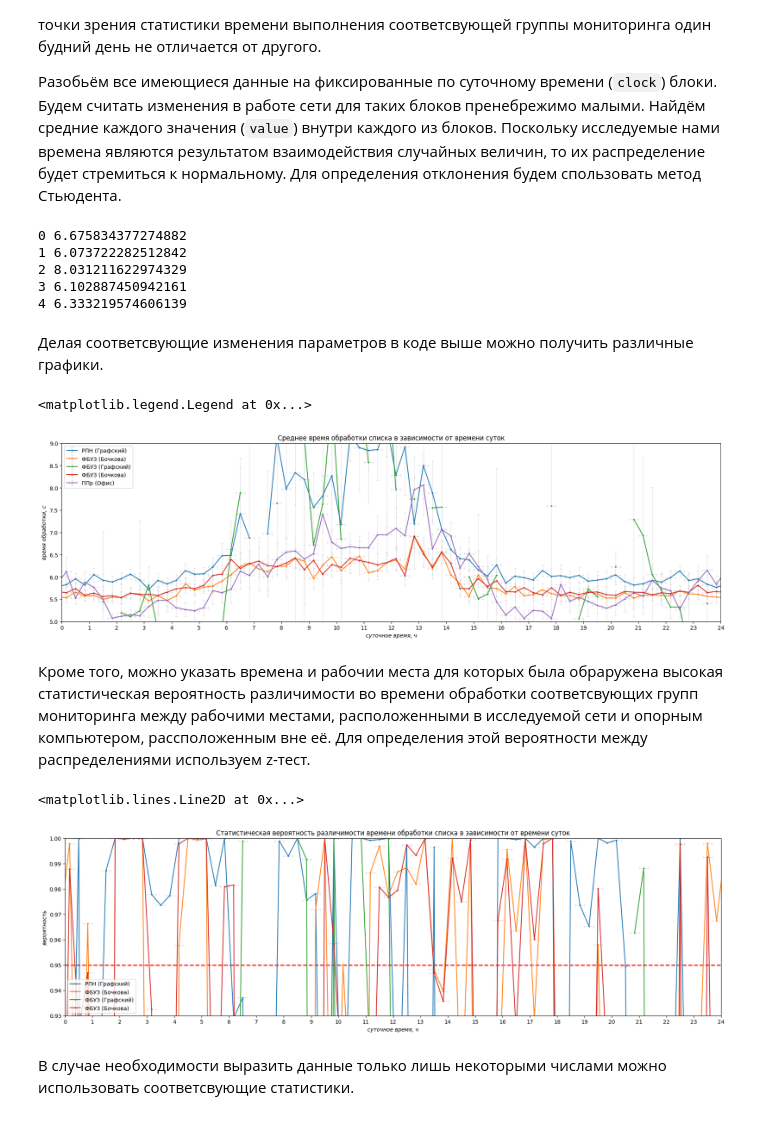
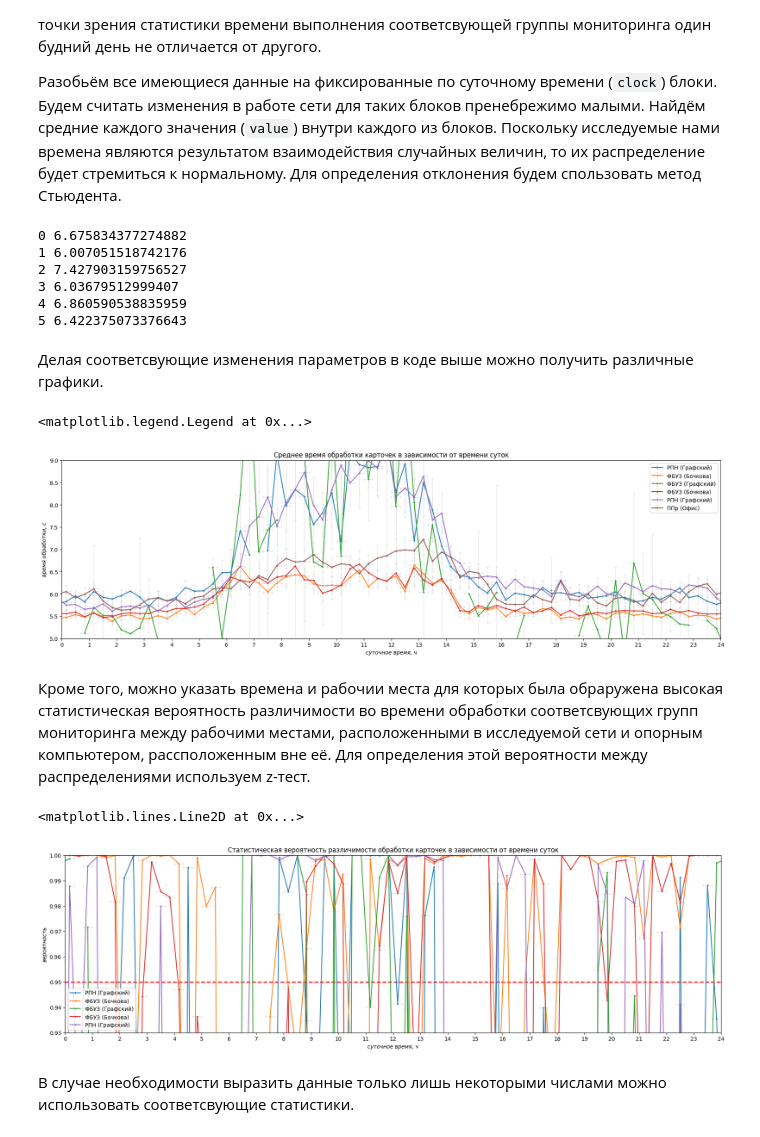
Before and after one commit to teaxolodec/data-science-projects, a Jupyter notebook: Monitoring/Monitoring.ipynb, the cells around one changed output. Cells and saved outputs as stored; diff of their text form; code cells hidden in the pictures.

```diff
--- a/Monitoring/Monitoring.ipynb
+++ b/Monitoring/Monitoring.ipynb
@@ -47,6 +49,7 @@ df_1 = pd.read_csv("all_1.csv", sep='|')
 df_2 = pd.read_csv("all_2.csv", sep='|')
 df_3 = pd.read_csv("all_3.csv", sep='|')
 df_4 = pd.read_csv("all_4.csv", sep='|')
+df_5 = pd.read_csv("all_5.csv", sep='|')
 df_ld = pd.read_csv("all_ld.csv", sep='|')
 # %% [markdown]
 Сведём данные о времени к единому удобному формату.
@@ -55,6 +58,7 @@ df_1['clock'] = pd.to_datetime(df_1['clock'], format='%Y-%m-%d %H:%M:%S')
 df_2['clock'] = pd.to_datetime(df_2['clock'], format='%Y-%m-%d %H:%M:%S')
 df_3['clock'] = pd.to_datetime(df_3['clock'], format='%Y-%m-%d %H:%M:%S')
 df_4['clock'] = pd.to_datetime(df_4['clock'], format='%Y-%m-%d %H:%M:%S')
+df_5['clock'] = pd.to_datetime(df_5['clock'], format='%Y-%m-%d %H:%M:%S')
 df_ld['clock'] = pd.to_datetime(df_ld['clock'], format='%Y-%m-%d %H:%M:%S')
 # %% [markdown]
 Уберём из исследуемых данных информацию о мониторинге до даты установки компьютеров в исследуемую сеть.
@@ -65,6 +69,7 @@ df_1 = df_1[(df_1['clock'].dt.date >= datetime.date(2024, 3, 28)) & (df_1['clock
 df_2 = df_2[(df_2['clock'].dt.date >= datetime.date(2024, 3, 28)) & (df_2['clock'].dt.weekday < 5)].reset_index(drop=True)
 df_3 = df_3[(df_3['clock'].dt.date >= datetime.date(2024, 3, 28)) & (df_3['clock'].dt.weekday < 5)].reset_index(drop=True)
 df_4 = df_4[(df_4['clock'].dt.date >= datetime.date(2024, 3, 28)) & (df_4['clock'].dt.weekday < 5)].reset_index(drop=True)
+df_5 = df_5[(df_4['clock'].dt.date >= datetime.date(2024, 3, 28)) & (df_5['clock'].dt.weekday < 5)].reset_index(drop=True)
 df_ld = df_ld[df_ld['clock'].dt.weekday < 5].reset_index(drop=True)
 # %% [markdown]
 Полученные данные выглядят примерно следующим образом:
@@ -87,7 +92,7 @@ df_2.head(10)
 # %% [markdown]
 В приведённой таблице исследуемыми данными являются столбцы `clock`, который содержит информацию о времени запуске скрипта, и `value`, который содержит информацию о возвращаемом значении. Помимо данных столбцов интересными для нас могут быть столбцы `name`, `key` и `itemid`, где первые два описывают запускаемый скрипт, а последний является уникальным идентификатором, по которому мы будем фильровать данные, чтобы отделить одни группы мониторинга от других в дальнейшем.
 # %%
-dfi = [df_1, df_2, df_3, df_4, df_ld]
+dfi = [df_1, df_2, df_3, df_4, df_5, df_ld]
 itemida = []  # мониторинг списков
 itemidc = []  # мониторинг карточек
 itemidp1 = [] # пинг aisprto.mos.ru
@@ -176,10 +181,11 @@ da.append(t / 60 / 2)
 da.append(t / 60 / 2)
 # %% [output]
 0 6.675834377274882
-1 6.073722282512842
-2 8.031211622974329
-3 6.102887450942161
-4 6.333219574606139
+1 6.007051518742176
+2 7.427903159756527
+3 6.03679512999407
+4 6.860590538835959
+5 6.422375073376643
 # %% [markdown]
 Делая соответсвующие изменения параметров в коде выше можно получить различные графики.
 # %%
@@ -196,44 +202,44 @@ plt.ylim([5,9])
 #plt.ylim([0,0.02])
 #plt.ylim([0,0.02])
 plt.xticks(range(25))
-plt.title('Среднее время обработки списка в зависимости от времени суток')     # itemida
-#plt.title('Среднее время обработки карточек в зависимости от времени суток')   # itemidc
+#plt.title('Среднее время обработки списка в зависимости от времени суток')     # itemida
+plt.title('Среднее время обработки карточек в зависимости от времени суток')   # itemidc
 #plt.title('Среднее время пинга aisprto.mos.ru в зависимости от времени суток') # itemidp1
 #plt.title('Среднее время пинга ya.ru в зависимости от времени суток')          # itemidp2
 plt.ylabel('время обработки, c', style='italic')
 plt.xlabel('суточное время, ч', style='italic')
-plt.legend(['РПН (Графский)', 'ФБУЗ (Бочкова)', 'ФБУЗ (Графский)', 'ФБУЗ (Бочкова)', 'ППр (Офис)'])
+plt.legend(['РПН (Графский)', 'ФБУЗ (Бочкова)', 'ФБУЗ (Графский)', 'ФБУЗ (Бочкова)', 'РПН (Графский)', 'ППр (Офис)'])
 #plt.axvline(x=9, color='red', linestyle='dashed', linewidth=2)
 #plt.axvline(x=18, color='red', linestyle='dashed', linewidth=2)
 # %% [output]
 <matplotlib.legend.Legend at 0x...>
-[figure, old version]
+[figure, new version]
 # %% [markdown]
 Кроме того, можно указать времена и рабочии места для которых была обраружена высокая статистическая вероятность различимости во времени обработки соответсвующих групп мониторинга между рабочими местами, расположенными в исследуемой сети и опорным компьютером, рассположенным вне её. Для определения этой вероятности между распределениями используем z-тест.
 # %%
 plt.rcParams["figure.figsize"] = (22,6)
 
 i = 0
 while i < (len(att) - 1):
   plt.errorbar(a, att[i], xerr=da, ecolor='#cccccc', marker='.', markersize=4, elinewidth=0.4, capsize=1.8, capthick=0.8) #, linestyle='None')
   i = i + 1
 
 plt.xlim([0, 24])
 plt.ylim([0.93, 1])
 plt.xticks(range(25))
-plt.title('Статистическая вероятность различимости времени обработки списка в зависимости от времени суток')
-#plt.title('Статистическая вероятность различимости обработки карточек в зависимости от времени суток')
+#plt.title('Статистическая вероятность различимости времени обработки списка в зависимости от времени суток')
+plt.title('Статистическая вероятность различимости обработки карточек в зависимости от времени суток')
 #plt.title('Статистическая вероятность различимости пинга aisprto.mos.ru в зависимости от времени суток')
 #plt.title('Статистическая вероятность различимости пинга ya.ru в зависимости от времени суток')
 plt.ylabel('вероятность', style='italic')
 plt.xlabel('суточное время, ч', style='italic')
-plt.legend(['РПН (Графский)', 'ФБУЗ (Бочкова)', 'ФБУЗ (Графский)', 'ФБУЗ (Бочкова)'])
+plt.legend(['РПН (Графский)', 'ФБУЗ (Бочкова)', 'ФБУЗ (Графский)', 'ФБУЗ (Бочкова)', 'РПН (Графский)'])
 plt.axhline(1 - pvalue, color='red', linestyle='dashed', linewidth=2)
 #plt.axvline(x=9, color='red', linestyle='dashed', linewidth=2)
 #plt.axvline(x=18, color='red', linestyle='dashed', linewidth=2)
 # %% [output]
 <matplotlib.lines.Line2D at 0x...>
-[figure, old version]
+[figure, new version]
 # %% [markdown]
 В случае необходимости выразить данные только лишь некоторыми числами можно использовать соответсвующие статистики.
 # %%
```
Also changed, not shown: parts of 4 cells of this notebook.
